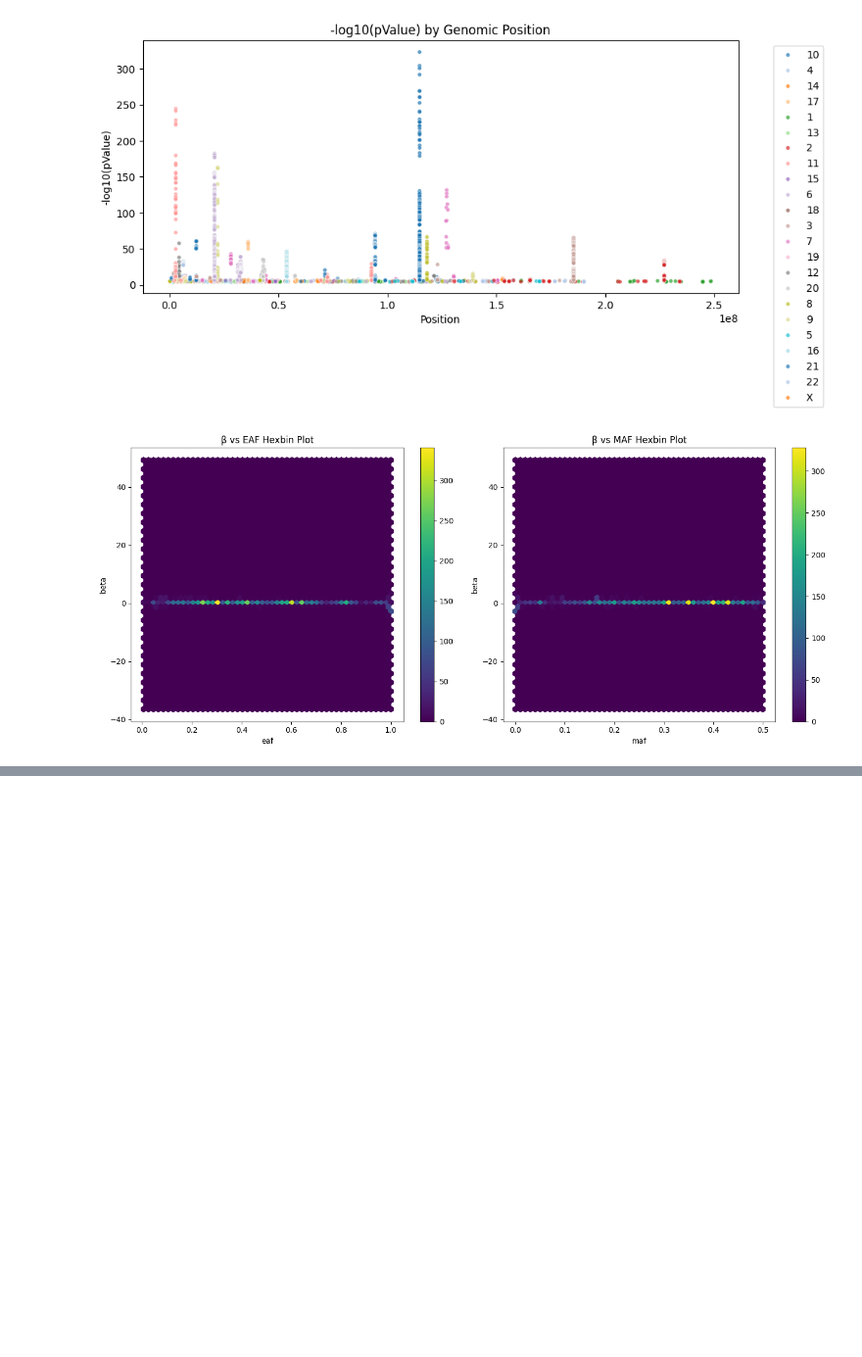
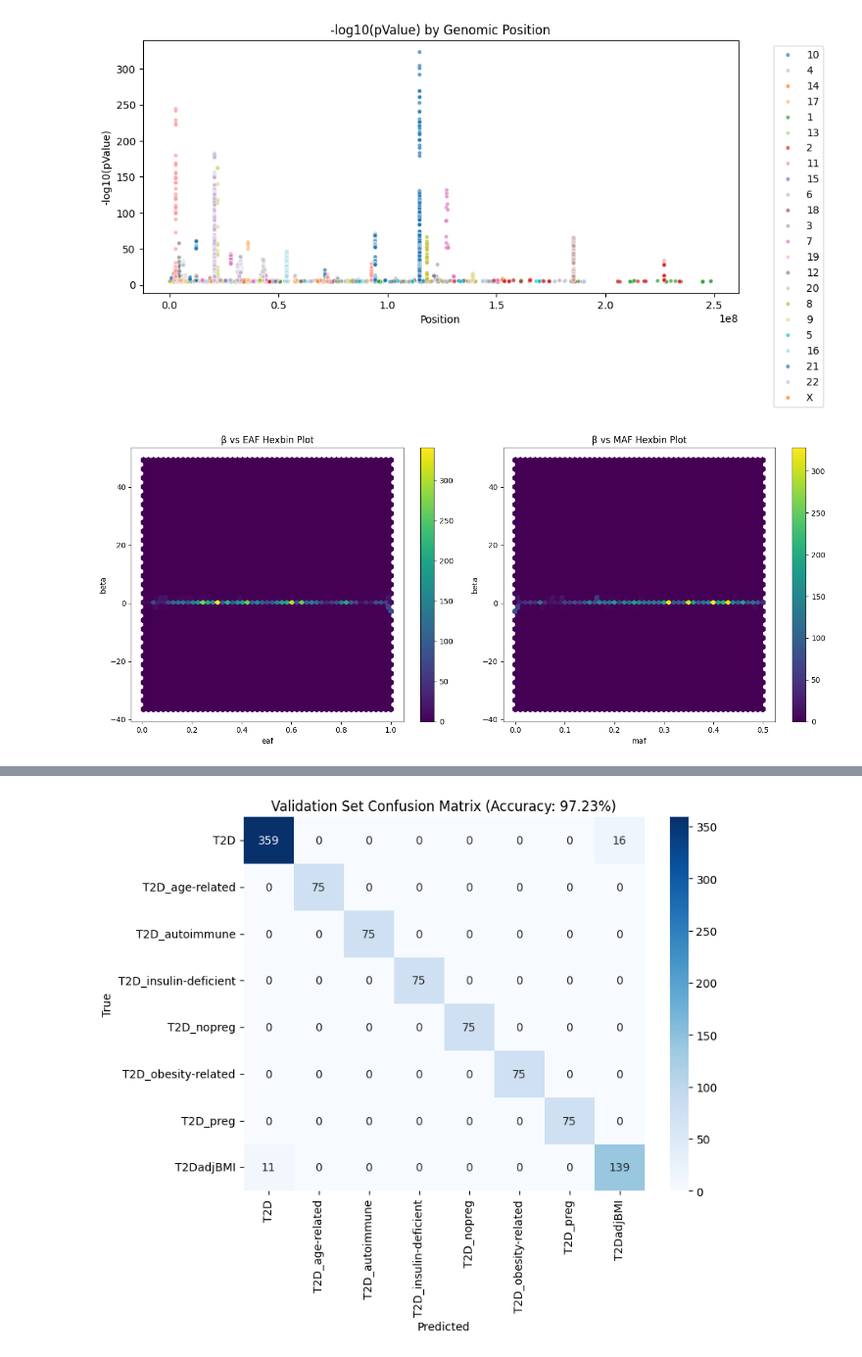
Before and after one commit to shawonsaha15/Diabetes_ML_Research, a Jupyter notebook: Diabetes.ipynb, the cells around one changed output, grey strips where cells are left out. Shown at 98% size. Drawn from its saved outputs; the diff is of its cells as text; code cells hidden in the pictures; blank space fills up the shorter version.

Commit message:
Random forest, XGB trained and tested

```diff
--- a/Diabetes.ipynb
+++ b/Diabetes.ipynb
@@ -17,8 +17,10 @@ from scipy import stats
 import warnings
 warnings.filterwarnings("ignore")
 # %%
-# Load dataset
-df = pd.read_csv('/content/drive/MyDrive/Datasets/Type 2 Diabetes.csv')
+file_path = "/content/drive/MyDrive/Datasets/Type 2 Diabetes.csv"
+
+# Load the dataset
+df = pd.read_csv(file_path)
 # %%
 # Duplicates
 num_duplicates = df.duplicated().sum()
@@ -198,0 +239,93 @@ plt.show()
+# %%
+import pandas as pd
+import numpy as np
+from sklearn.model_selection import train_test_split
+from sklearn.preprocessing import OneHotEncoder, LabelEncoder
+from sklearn.ensemble import RandomForestClassifier
+from sklearn.metrics import classification_report, confusion_matrix, accuracy_score
+import matplotlib.pyplot as plt
+import seaborn as sns
+
+# =====================================
+# 1️⃣ Data Split (Keep your encoding part above this)
+# =====================================
+selected_features = [
+    'beta', 'eaf', 'maf', 'pValue', 'zScore', 'n'
+] + ancestry_cols  # ancestry_cols = your one-hot encoded ancestry columns
+
+X = df_encoded[selected_features]
+y = df_encoded['phenotype_label']
+
+X_train, X_temp, y_train, y_temp = train_test_split(
+    X, y, test_size=0.3, stratify=y, random_state=42
+)
+X_val, X_test, y_val, y_test = train_test_split(
+    X_temp, y_temp, test_size=0.5, stratify=y_temp, random_state=42
+)
+
+print(f"Train size: {len(X_train)}, Validation size: {len(X_val)}, Test size: {len(X_test)}")
+
+# =====================================
+# 2️⃣ Train Random Forest (Single Fixed Model)
+# =====================================
+rf = RandomForestClassifier(
+    n_estimators=300,
+    class_weight="balanced_subsample",
+    random_state=42,
+    n_jobs=-1
+)
+rf.fit(X_train, y_train)
+
+# =====================================
+# 3️⃣ Evaluate Function with Visualization
+# =====================================
+def evaluate_and_visualize(model, X, y, dataset_name="Dataset"):
+    preds = model.predict(X)
+    acc = accuracy_score(y, preds)
+
+    print(f"\n=== {dataset_name} Results ===")
+    print(f"Accuracy: {acc:.4f}")
+    print(classification_report(y, preds, target_names=le.classes_))
+
+    # Confusion Matrix
+    cm = confusion_matrix(y, preds)
+    plt.figure(figsize=(8,6))
+    sns.heatmap(cm, annot=True, fmt='d', cmap='Blues',
+                xticklabels=le.classes_, yticklabels=le.classes_)
+    plt.title(f"{dataset_name} Confusion Matrix (Accuracy: {acc:.2%})")
+    plt.xlabel("Predicted")
+    plt.ylabel("True")
+    plt.show()
+
+# =====================================
+# 4️⃣ Evaluate on Validation and Test
+# =====================================
+evaluate_and_visualize(rf, X_val, y_val, "Validation Set")
+evaluate_and_visualize(rf, X_test, y_test, "Test Set")
+
+# =====================================
+# 5️⃣ Feature Importance Plot
+# =====================================
+importances = rf.feature_importances_
+indices = np.argsort(importances)[::-1]
+
+plt.figure(figsize=(10,6))
+sns.barplot(x=importances[indices], y=np.array(X.columns)[indices], palette="viridis")
+plt.title("Feature Importance (Random Forest)")
+plt.xlabel("Importance Score")
+plt.ylabel("Feature")
+plt.show()
+
+# =====================================
+# 6️⃣ Optional: SHAP Summary Plot
+# =====================================
+# Install SHAP first: pip install shap
+try:
+    import shap
+    explainer = shap.TreeExplainer(rf)
+    shap_values = explainer.shap_values(X_val)
+
+    shap.summary_plot(shap_values, X_val, feature_names=X.columns, show=True)
+except ImportError:
+    print("SHAP not installed — skipping SHAP plot. Run `pip install shap` to enable it.")
+# %% [output]
@@ -198,0 +350 @@ plt.show()
+[figure, added]
```
Also changed, not shown: parts of 7 cells of this notebook.
